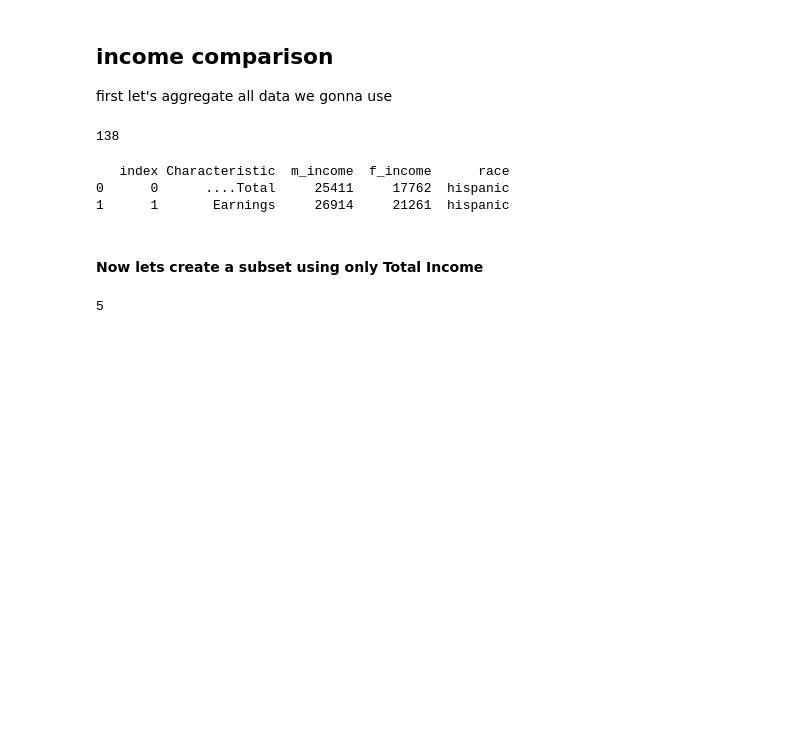
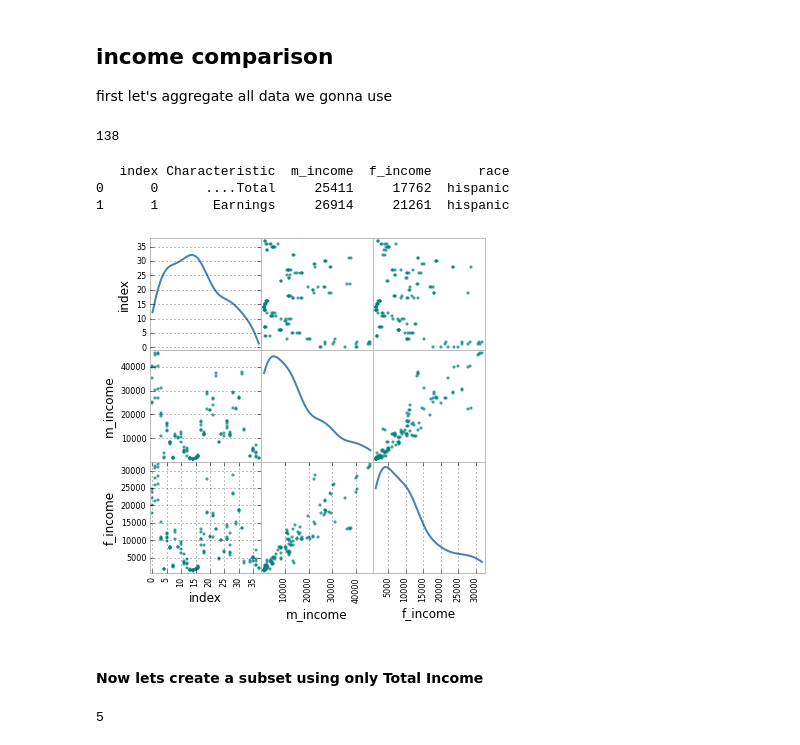
Before and after one commit to Casyfill/PUI2015_Philipp, a Jupyter notebook: HW5/income_by_gender-instructions.ipynb, the cells around one changed output. Saved outputs shown, nothing was run; the diff lists cells and outputs as text; code cells hidden in the pictures; blank space fills up the shorter version.

Commit message:
minor updates in income assignment

```diff
--- a/HW5/income_by_gender-instructions.ipynb
+++ b/HW5/income_by_gender-instructions.ipynb
@@ -162,6 +162,10 @@ print mIncome.head(2)
    index Characteristic  m_income  f_income      race
 0      0      ....Total     25411     17762  hispanic
 1      1       Earnings     26914     21261  hispanic
+# %%
+scatter_matrix(mIncome, figsize=(6, 6), alpha=0.6, diagonal='kde', color='teal');
+# %% [output]
+[figure, added]
 # %% [markdown]
 #### Now lets create a subset using only Total Income
 # %%
```
Also changed, not shown: parts of 3 cells of this notebook.
